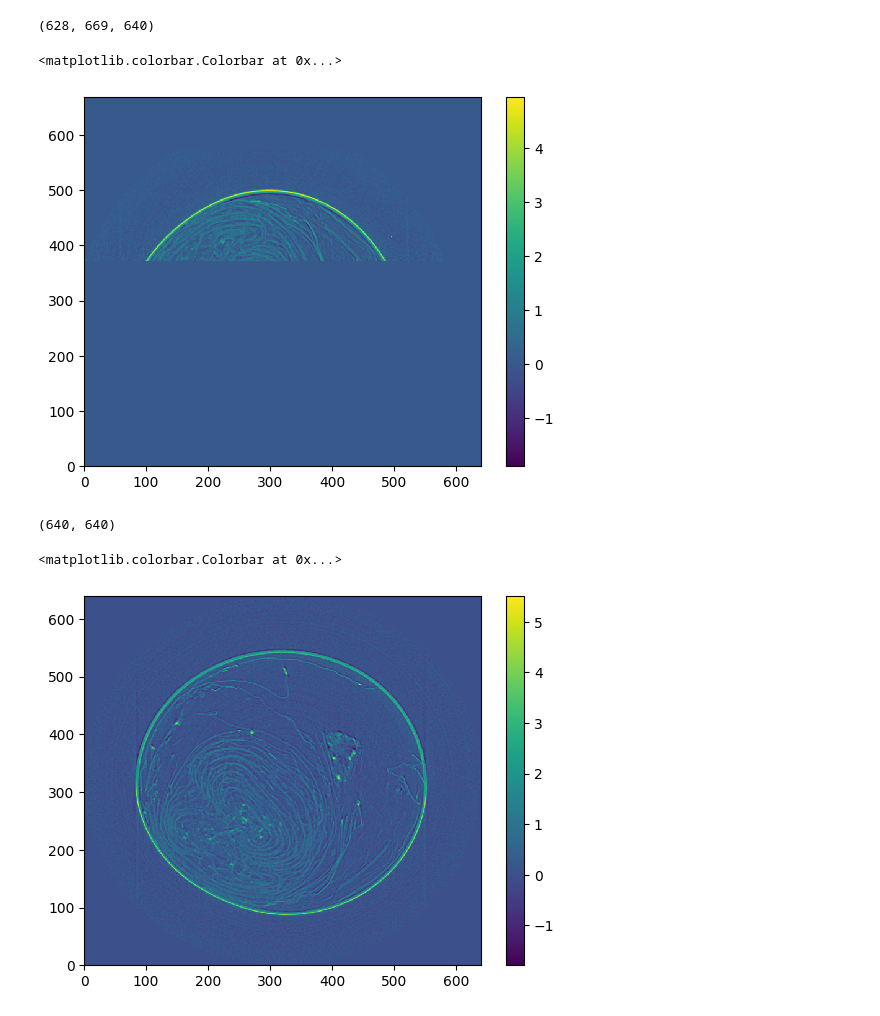
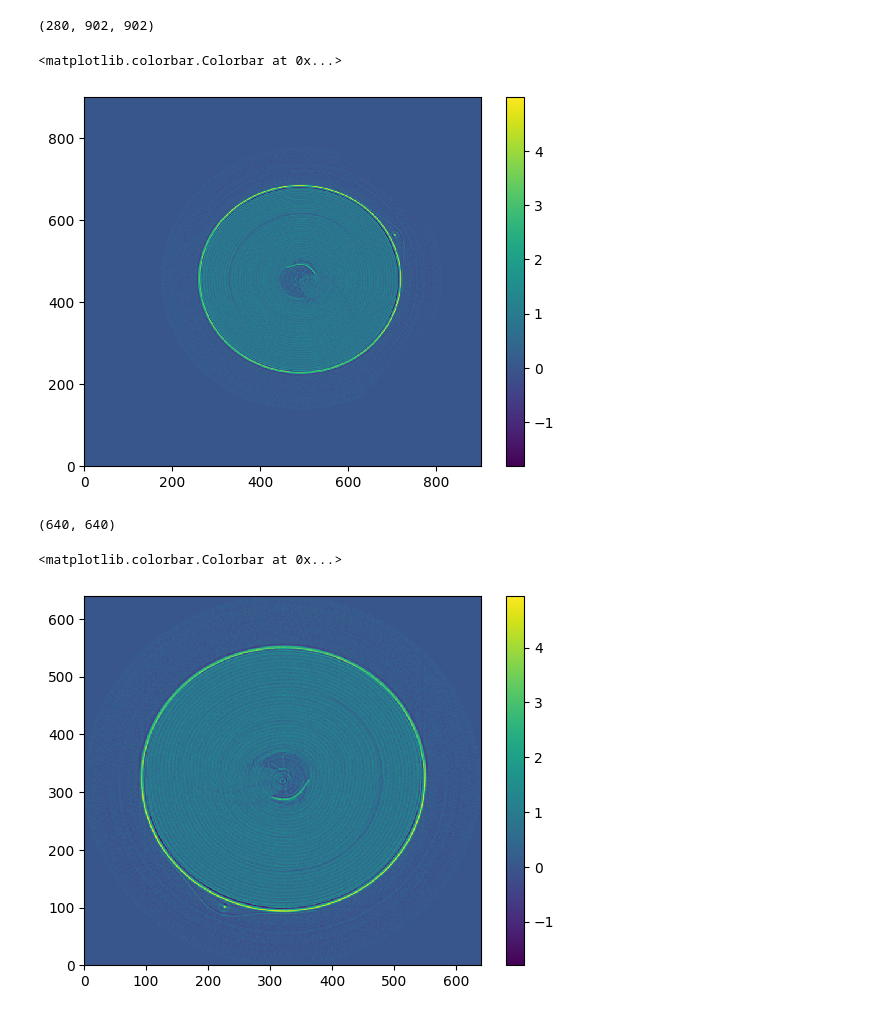
Before and after one commit to venturellimatteo/fasttomo, a Jupyter notebook: test.ipynb, the cells around one changed output. Cells and saved outputs as stored; diff of their text form; code cells hidden in the pictures.

```diff
--- a/test.ipynb
+++ b/test.ipynb
@@ -10,3 +10,5 @@ from scipy.ndimage import measurements, center_of_mass, binary_dilation, zoom
 import plotly.graph_objects as go
 import os
 from PIL import Image
+# %%
+slice_number = 100
@@ -13,20 +24,18 @@ from PIL import Image
+# %%
+# Mac directories
+np_dir = '../MasterThesisData/rot_datasets/P28A_FT_H_Exp4_2/entry0000_no_extpag_db0050_vol/volume_v2.npy'
+img_dir = '../MasterThesisData/Reconstructions/P28A_FT_H_Exp4_2/entry0000_no_extpag_db0050_vol/entry0000_no_extpag_db0050_vol_000' + str(slice_number) + '.tiff'
 # %%
-exp_dir = 'Z:/rot_datasets/P28A_FT_H_Exp1'
-time_dir = '/entry0190_no_extpag_db0100_vol/'
-img = np.load(exp_dir + time_dir + 'volume.npy')
+img = np.load(np_dir)
 print(img.shape)
-plt.pcolormesh(img[100])
+plt.pcolormesh(img[slice_number])
 plt.colorbar()
 # %% [output]
-(628, 669, 640)
+(280, 902, 902)
 <matplotlib.colorbar.Colorbar at 0x...>
-[figure, old version]
+[figure, new version]
 # %%
-exp_name = 'P28A_FT_H_Exp1'
-time_step = '190'
-slice_num = '260'
-image_dir = 'Z:/Reconstructions/' + exp_name + '/entry0' + time_step + '_no_extpag_db0100_vol/entry0' + time_step + '_no_extpag_db0100_vol_000' + slice_num + '.tiff'
-img = Image.open(image_dir)
+img = Image.open(img_dir)
 img = np.array(img)
 print(img.shape)
 plt.pcolormesh(img)
@@ -34,4 +43,4 @@ plt.colorbar()
 # %% [output]
 (640, 640)
 <matplotlib.colorbar.Colorbar at 0x...>
-[figure, old version]
+[figure, new version]
```
Also changed, not shown: parts of 4 cells of this notebook.
